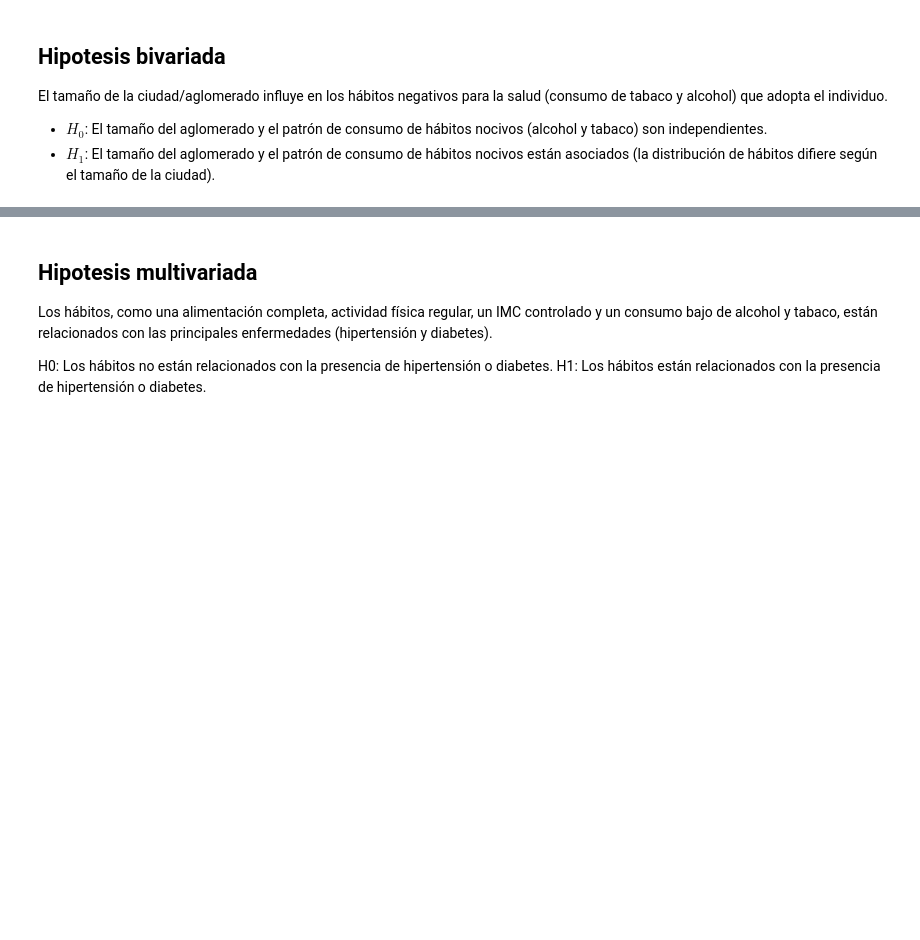
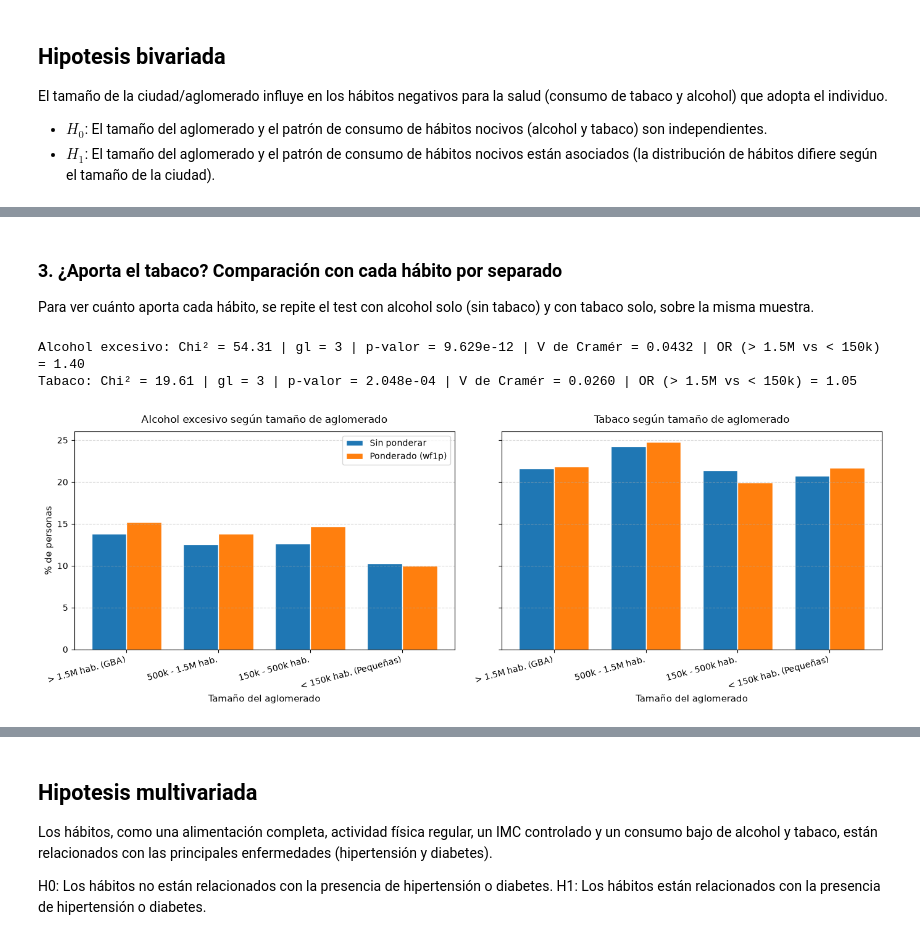
Before and after one commit to fausmurgades/Fundamentos-De-La-Ciencia-De-Datos-TP-Especial, a Jupyter notebook: faus.ipynb, the cells around one changed output, grey strips where cells are left out. Drawn from its saved outputs; the diff is of its cells as text; code cells hidden in the pictures; blank space fills up the shorter version.

```diff
--- a/faus.ipynb
+++ b/faus.ipynb
@@ -1240,0 +1285,37 @@ plt.show()
+# %% [markdown]
+### 3. ¿Aporta el tabaco? Comparación con cada hábito por separado
+
+Para ver cuánto aporta cada hábito, se repite el test con alcohol solo (sin tabaco) y con tabaco solo, sobre la misma muestra.
+# %%
+resultados = {}
+for nombre, col in [("Alcohol excesivo", "toma"), ("Tabaco", "fuma")]:
+    tab = pd.crosstab(df_bi["tamanio_ciudad"], df_bi[col]).reindex(index=categorias_orden, columns=[0, 1])
+    chi2_h, p_h, dof_h, _ = chi2_contingency(tab)
+    v_h = np.sqrt(chi2_h / tab.values.sum())  # min(r, k) - 1 = 1
+    pct_h = tab[1] / tab.sum(axis=1) * 100
+    pond_h = pd.crosstab(df_bi["tamanio_ciudad"], df_bi[col], values=df_bi["wf1p"], aggfunc="sum").reindex(index=categorias_orden)
+    pct_pond_h = pond_h[1] / pond_h.sum(axis=1) * 100
+    odds = (pct_h.iloc[0] / (100 - pct_h.iloc[0])) / (pct_h.iloc[-1] / (100 - pct_h.iloc[-1]))
+    resultados[nombre] = (pct_h, pct_pond_h)
+    print(f"{nombre}: Chi² = {chi2_h:,.2f} | gl = {dof_h} | p-valor = {p_h:.3e} | V de Cramér = {v_h:.4f} | OR (> 1.5M vs < 150k) = {odds:.2f}")
+
+fig, axes = plt.subplots(1, 2, figsize=(14, 5), sharey=True)
+x = np.arange(len(categorias_orden))
+ancho = 0.38
+for ax, (nombre, (pct_h, pct_pond_h)) in zip(axes, resultados.items()):
+    ax.bar(x - ancho / 2, pct_h.values, ancho, label="Sin ponderar", color="#1f77b4", edgecolor="white")
+    ax.bar(x + ancho / 2, pct_pond_h.values, ancho, label="Ponderado (wf1p)", color="#ff7f0e", edgecolor="white")
+    ax.set_title(f"{nombre} según tamaño de aglomerado", fontsize=12, pad=10)
+    ax.set_xlabel("Tamaño del aglomerado", fontsize=11)
+    ax.set_xticks(x)
+    ax.set_xticklabels(categorias_orden, rotation=15, ha="right")
+    ax.grid(axis="y", linestyle="--", alpha=0.5)
+axes[0].set_ylabel("% de personas", fontsize=11)
+axes[0].legend()
+
+plt.tight_layout()
+plt.show()
+# %% [output]
+Alcohol excesivo: Chi² = 54.31 | gl = 3 | p-valor = 9.629e-12 | V de Cramér = 0.0432 | OR (> 1.5M vs < 150k) = 1.40
+Tabaco: Chi² = 19.61 | gl = 3 | p-valor = 2.048e-04 | V de Cramér = 0.0260 | OR (> 1.5M vs < 150k) = 1.05
+[figure, added]
```
Also changed, not shown: parts of 10 cells of this notebook.
